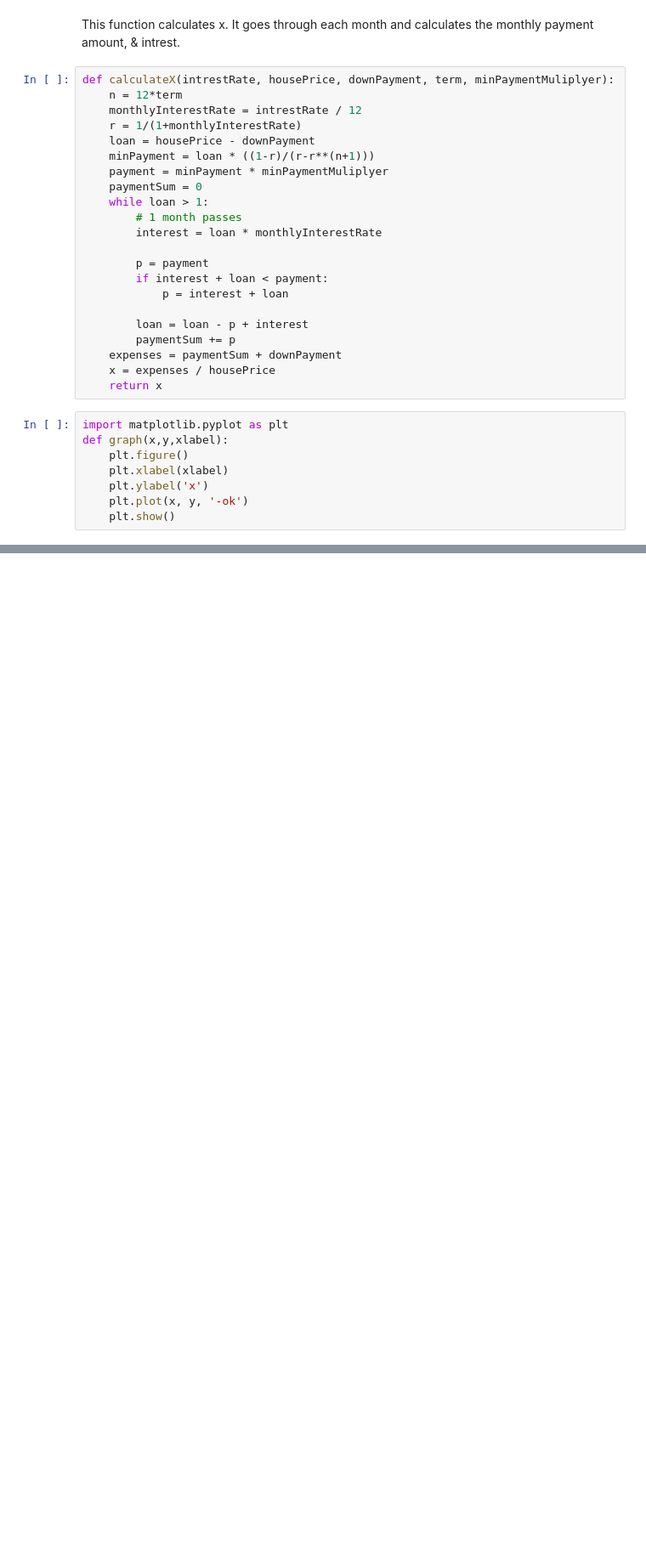
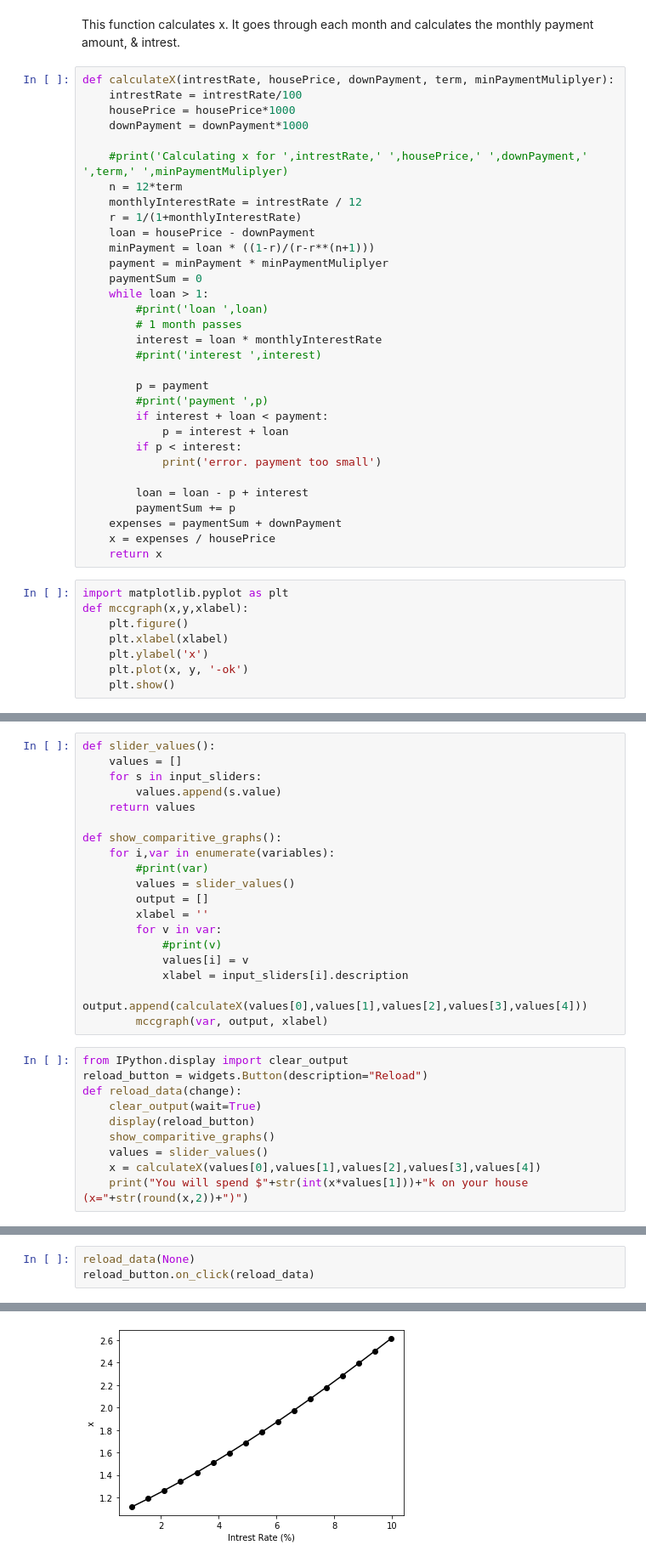
Before and after one commit to McCannDahl/Notebooks, a Jupyter notebook: Mortgage Risk Analyzers/Mortgage Risk Analyzer v2.ipynb, the cells around one changed output, grey strips where cells are left out. Shown at 85% size. Saved outputs shown, nothing was run; the diff lists cells and outputs as text; blank space fills up the shorter version.

```diff
--- a/Mortgage Risk Analyzers/Mortgage Risk Analyzer v2.ipynb
+++ b/Mortgage Risk Analyzers/Mortgage Risk Analyzer v2.ipynb
@@ -74,6 +33,11 @@ variables = [
 This function calculates x. It goes through each month and calculates the monthly payment amount, & intrest.
 # %%
 def calculateX(intrestRate, housePrice, downPayment, term, minPaymentMuliplyer):
+    intrestRate = intrestRate/100
+    housePrice = housePrice*1000
+    downPayment = downPayment*1000
+
+    #print('Calculating x for ',intrestRate,' ',housePrice,' ',downPayment,' ',term,' ',minPaymentMuliplyer)
     n = 12*term
     monthlyInterestRate = intrestRate / 12
     r = 1/(1+monthlyInterestRate)
@@ -82,12 +46,17 @@ def calculateX(intrestRate, housePrice, downPayment, term, minPaymentMuliplyer):
     payment = minPayment * minPaymentMuliplyer
     paymentSum = 0
     while loan > 1:
+        #print('loan ',loan)
         # 1 month passes
         interest = loan * monthlyInterestRate
+        #print('interest ',interest)
 
         p = payment
+        #print('payment ',p)
         if interest + loan < payment:
             p = interest + loan
+        if p < interest:
+            print('error. payment too small')
 
         loan = loan - p + interest
         paymentSum += p
@@ -96,7 +65,7 @@ def calculateX(intrestRate, housePrice, downPayment, term, minPaymentMuliplyer):
     return x
 # %%
 import matplotlib.pyplot as plt
-def graph(x,y,xlabel):
+def mccgraph(x,y,xlabel):
     plt.figure()
     plt.xlabel(xlabel)
     plt.ylabel('x')
@@ -149,0 +74,29 @@ Therefore 2% increase in interest rate roughfly equals an increase of \\$25k tha
+# %%
+def slider_values():
+    values = []
+    for s in input_sliders:
+        values.append(s.value)
+    return values
+
+def show_comparitive_graphs():
+    for i,var in enumerate(variables):
+        #print(var)
+        values = slider_values()
+        output = []
+        xlabel = ''
+        for v in var:
+            #print(v)
+            values[i] = v
+            xlabel = input_sliders[i].description
+            output.append(calculateX(values[0],values[1],values[2],values[3],values[4]))
+        mccgraph(var, output, xlabel)
+# %%
+from IPython.display import clear_output
+reload_button = widgets.Button(description="Reload")
+def reload_data(change):
+    clear_output(wait=True)
+    display(reload_button)
+    show_comparitive_graphs()
+    values = slider_values()
+    x = calculateX(values[0],values[1],values[2],values[3],values[4])
+    print("You will spend $"+str(int(x*values[1]))+"k on your house (x="+str(round(x,2))+")")
@@ -149,0 +114,4 @@ Therefore 2% increase in interest rate roughfly equals an increase of \\$25k tha
+# %%
+reload_data(None)
+reload_button.on_click(reload_data)
+# %% [output]
@@ -149,0 +119 @@ Therefore 2% increase in interest rate roughfly equals an increase of \\$25k tha
+[figure, added]
```
Also changed, not shown: parts of 19 cells of this notebook.
